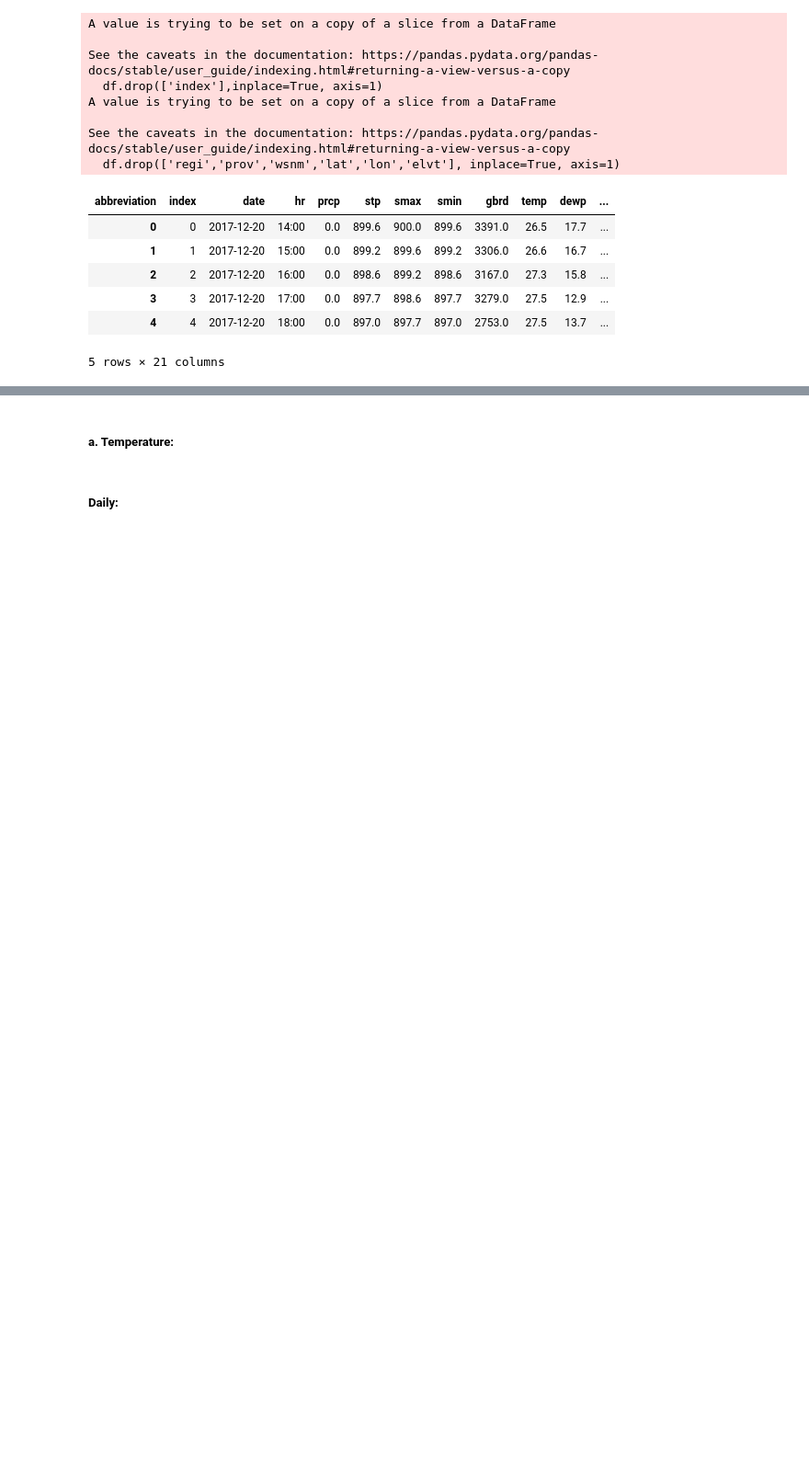
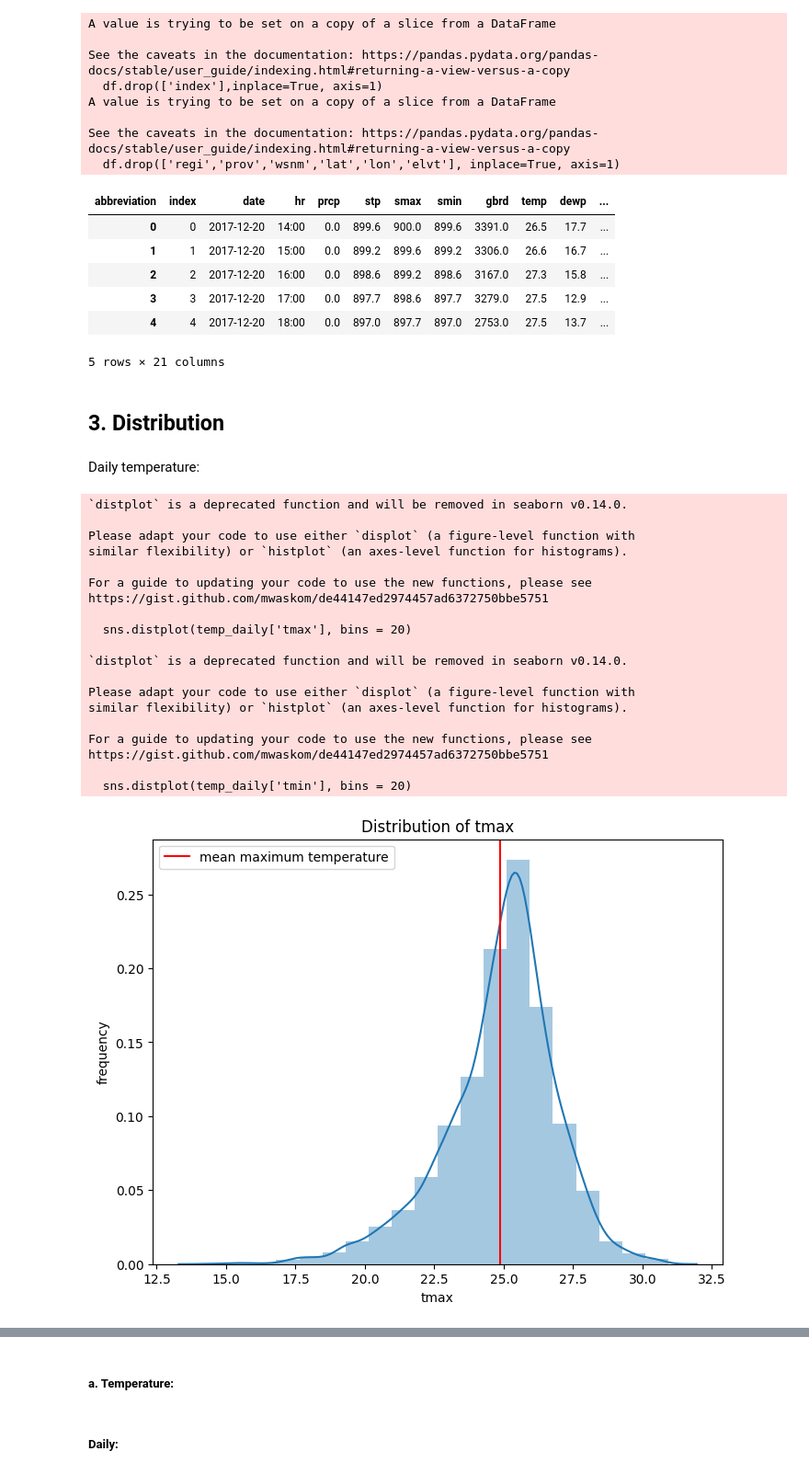
Before and after one commit to Kizza2014/time_series_climate_weather_surface_of_Brazil, a Jupyter notebook: eda.ipynb, the cells around one changed output, grey strips where cells are left out. Shown at 92% size. Cells and saved outputs as stored; diff of their text form; code cells hidden in the pictures; blank space fills up the shorter version.

Commit message:
distribution of temperature, humidity, precipitation

```diff
--- a/eda.ipynb
+++ b/eda.ipynb
@@ -79,3 +79,5 @@ df.head()
 | 3 | 3 | 2017-12-20 | 17:00 | 0.0 | 897.7 | 898.6 | 897.7 | 3279.0 | 27.5 | 12.9 | ... |
 | 4 | 4 | 2017-12-20 | 18:00 | 0.0 | 897.0 | 897.7 | 897.0 | 2753.0 | 27.5 | 13.7 | ... |
 5 rows × 21 columns
+# %% [markdown]
+## 3. Distribution
@@ -81,0 +87,48 @@ df.head()
+# %% [markdown]
+Daily temperature:
+# %%
+temp_daily = df.groupby(['date'], as_index=False)[['dewp', 'tmax', 'tmin', 'dmax', 'dmin']].mean()
+
+list_tmax = temp_daily['tmax'].tolist()
+list_tmin = temp_daily['tmin'].tolist()
+mean_tmax = sum(list_tmax) / len(list_tmax)
+mean_tmin = sum(list_tmin) / len(list_tmin)
+
+# tmax
+plt.figure(figsize = (8, 6))
+sns.distplot(temp_daily['tmax'], bins = 20)
+plt.axvline(x=mean_tmax, label='mean maximum temperature', c='red')
+plt.title('Distribution of tmax')
+plt.legend()
+plt.ylabel('frequency')
+plt.savefig('graph/temperature/daily/tmax_distribution.png')
+
+# tmin
+plt.figure(figsize = (8, 6))
+sns.distplot(temp_daily['tmin'], bins = 20)
+plt.axvline(x=mean_tmin, label='mean minimum temperature', c='red')
+plt.title('Distribution of tmin')
+plt.legend()
+plt.ylabel('frequency')
+plt.savefig('graph/temperature/daily/tmin_distribution.png')
+# %% [output]
+`distplot` is a deprecated function and will be removed in seaborn v0.14.0.
+
+Please adapt your code to use either `displot` (a figure-level function with
+similar flexibility) or `histplot` (an axes-level function for histograms).
+
+For a guide to updating your code to use the new functions, please see
+https://gist.github.com/mwaskom/de44147ed2974457ad6372750bbe5751
+
+  sns.distplot(temp_daily['tmax'], bins = 20)
+
+`distplot` is a deprecated function and will be removed in seaborn v0.14.0.
+
+Please adapt your code to use either `displot` (a figure-level function with
+similar flexibility) or `histplot` (an axes-level function for histograms).
+
+For a guide to updating your code to use the new functions, please see
+https://gist.github.com/mwaskom/de44147ed2974457ad6372750bbe5751
+
+  sns.distplot(temp_daily['tmin'], bins = 20)
+[figure, added]
```
Also changed, not shown: parts of 8 cells of this notebook, 5 other files.
